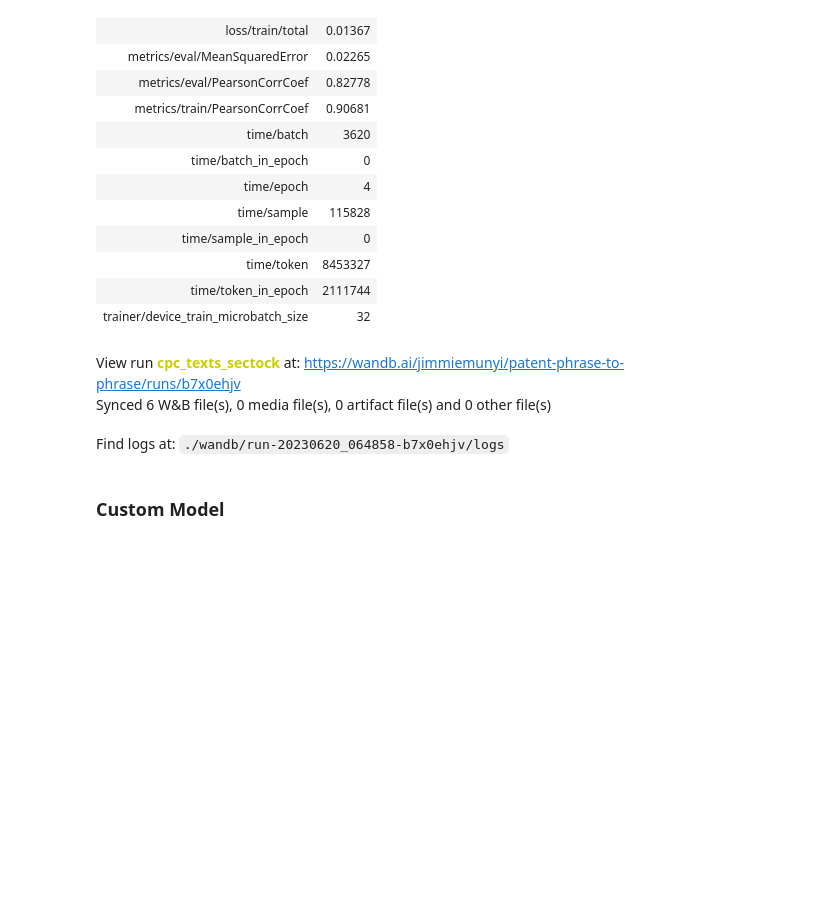
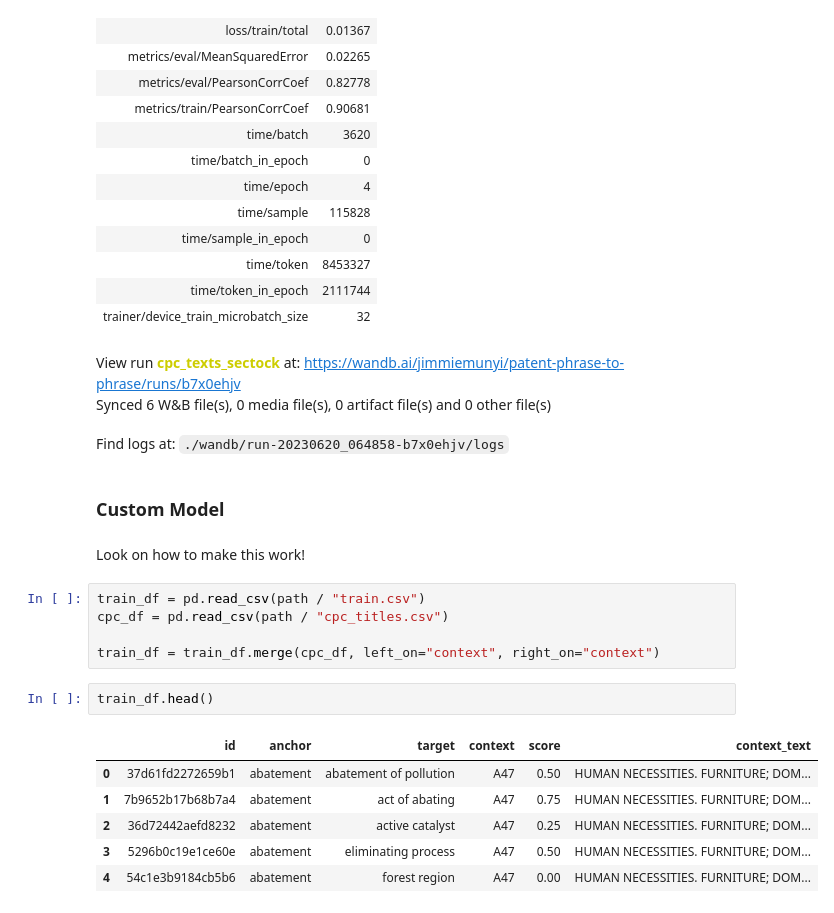
Before and after one commit to jimmiemunyi/patent-phrase-to-phrase, a Jupyter notebook: scratchpad.ipynb, the cells around one changed output. Cells and saved outputs as stored; diff of their text form; blank space fills up the shorter version.

```diff
--- a/scratchpad.ipynb
+++ b/scratchpad.ipynb
@@ -839,3 +855,19 @@ Synced 6 W&B file(s), 0 media file(s), 0 artifact file(s) and 0 other file(s)
 Find logs at: ./wandb/run-20230620_064858-b7x0ehjv/logs
 # %% [markdown]
 ### Custom Model
+# %% [markdown]
+Look on how to make this work!
+# %%
+train_df = pd.read_csv(path / "train.csv")
+cpc_df = pd.read_csv(path / "cpc_titles.csv")
+
+train_df = train_df.merge(cpc_df, left_on="context", right_on="context")
+# %%
+train_df.head()
+# %% [output]
+|  | id | anchor | target | context | score | context_text |
+| 0 | 37d61fd2272659b1 | abatement | abatement of pollution | A47 | 0.50 | HUMAN NECESSITIES. FURNITURE; DOM... |
+| 1 | 7b9652b17b68b7a4 | abatement | act of abating | A47 | 0.75 | HUMAN NECESSITIES. FURNITURE; DOM... |
+| 2 | 36d72442aefd8232 | abatement | active catalyst | A47 | 0.25 | HUMAN NECESSITIES. FURNITURE; DOM... |
+| 3 | 5296b0c19e1ce60e | abatement | eliminating process | A47 | 0.50 | HUMAN NECESSITIES. FURNITURE; DOM... |
+| 4 | 54c1e3b9184cb5b6 | abatement | forest region | A47 | 0.00 | HUMAN NECESSITIES. FURNITURE; DOM... |
```
Also changed, not shown: parts of 14 cells of this notebook, 3 other files.
